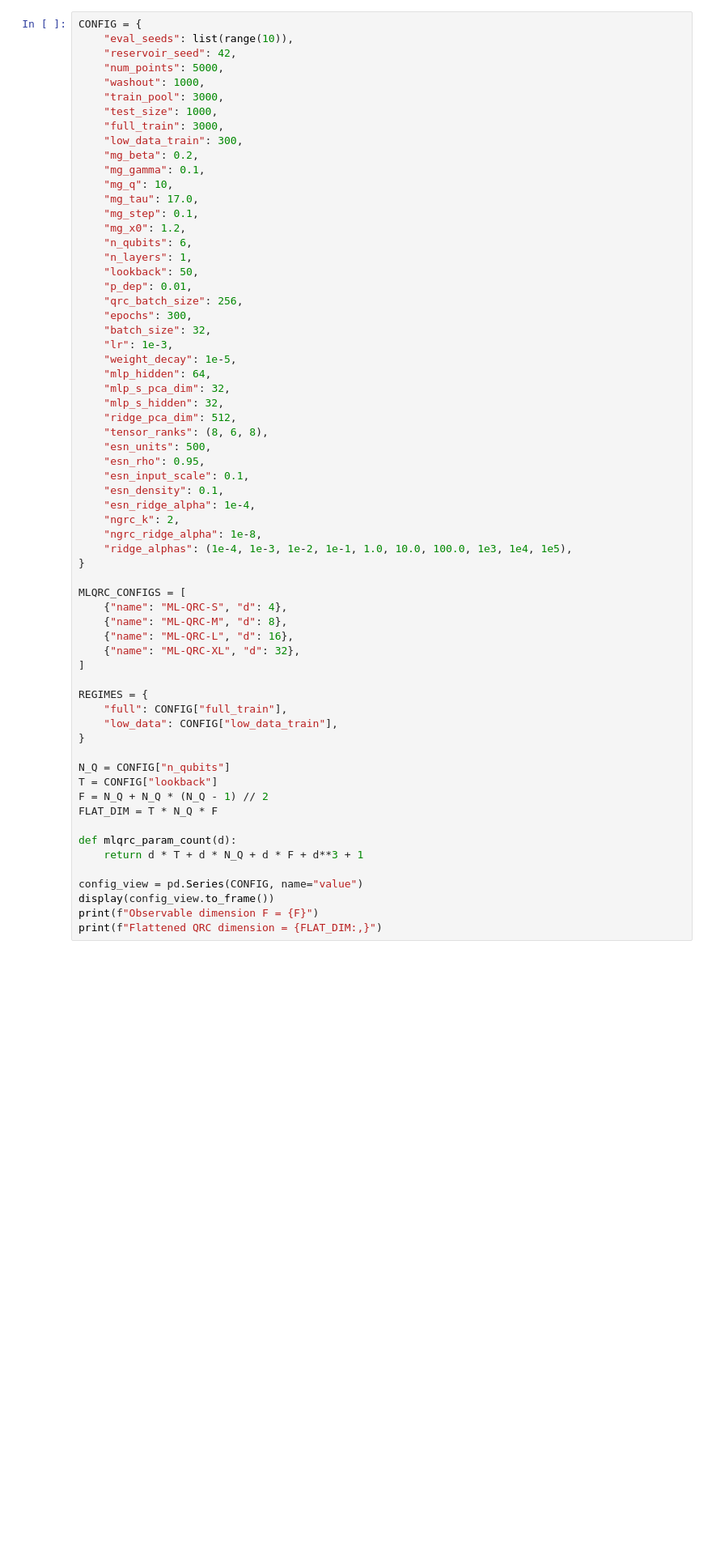
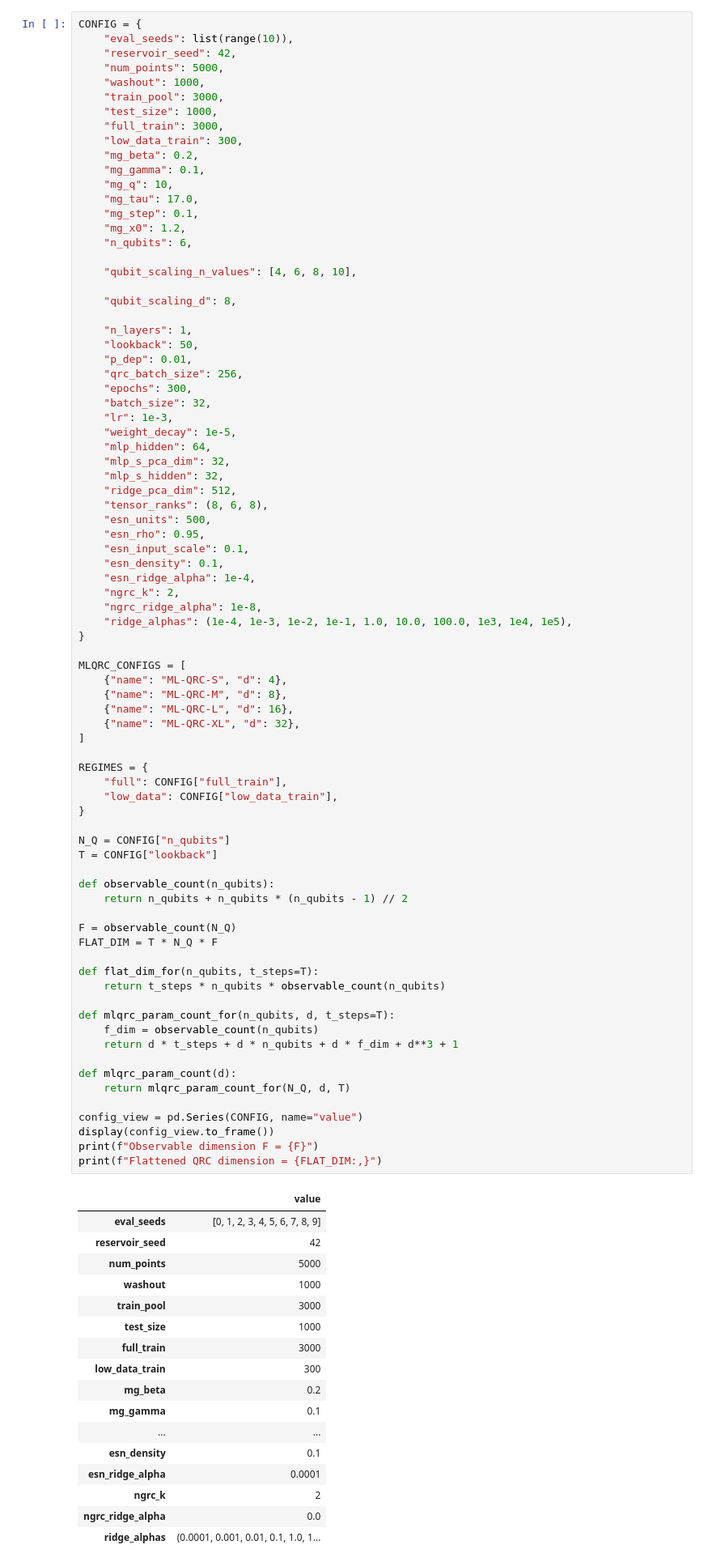
Before and after one commit to vantnprof/ML-QRC, a Jupyter notebook: notebooks/task1_mackey_glass_ml_qrc.ipynb, the cells around one changed output. Shown at 81% size. Cells and saved outputs as stored; diff of their text form; blank space fills up the shorter version.

```diff
--- a/notebooks/task1_mackey_glass_ml_qrc.ipynb
+++ b/notebooks/task1_mackey_glass_ml_qrc.ipynb
@@ -103,6 +101,11 @@ CONFIG = {
     "mg_step": 0.1,
     "mg_x0": 1.2,
     "n_qubits": 6,
+
+    "qubit_scaling_n_values": [4, 6, 8, 10],
+
+    "qubit_scaling_d": 8,
+
     "n_layers": 1,
     "lookback": 50,
     "p_dep": 0.01,
@@ -121,32 +124,61 @@ CONFIG = {
     "esn_input_scale": 0.1,
     "esn_density": 0.1,
     "esn_ridge_alpha": 1e-4,
     "ngrc_k": 2,
     "ngrc_ridge_alpha": 1e-8,
     "ridge_alphas": (1e-4, 1e-3, 1e-2, 1e-1, 1.0, 10.0, 100.0, 1e3, 1e4, 1e5),
 }
 
 MLQRC_CONFIGS = [
     {"name": "ML-QRC-S", "d": 4},
     {"name": "ML-QRC-M", "d": 8},
     {"name": "ML-QRC-L", "d": 16},
     {"name": "ML-QRC-XL", "d": 32},
 ]
 
 REGIMES = {
     "full": CONFIG["full_train"],
     "low_data": CONFIG["low_data_train"],
 }
 
 N_Q = CONFIG["n_qubits"]
 T = CONFIG["lookback"]
-F = N_Q + N_Q * (N_Q - 1) // 2
+
+def observable_count(n_qubits):
+    return n_qubits + n_qubits * (n_qubits - 1) // 2
+
+F = observable_count(N_Q)
 FLAT_DIM = T * N_Q * F
 
+def flat_dim_for(n_qubits, t_steps=T):
+    return t_steps * n_qubits * observable_count(n_qubits)
+
+def mlqrc_param_count_for(n_qubits, d, t_steps=T):
+    f_dim = observable_count(n_qubits)
+    return d * t_steps + d * n_qubits + d * f_dim + d**3 + 1
+
 def mlqrc_param_count(d):
-    return d * T + d * N_Q + d * F + d**3 + 1
+    return mlqrc_param_count_for(N_Q, d, T)
 
 config_view = pd.Series(CONFIG, name="value")
 display(config_view.to_frame())
 print(f"Observable dimension F = {F}")
 print(f"Flattened QRC dimension = {FLAT_DIM:,}")
+# %% [output]
+|  | value |
+| eval_seeds | [0, 1, 2, 3, 4, 5, 6, 7, 8, 9] |
+| reservoir_seed | 42 |
+| num_points | 5000 |
+| washout | 1000 |
+| train_pool | 3000 |
+| test_size | 1000 |
+| full_train | 3000 |
+| low_data_train | 300 |
+| mg_beta | 0.2 |
+| mg_gamma | 0.1 |
+| ... | ... |
+| esn_density | 0.1 |
+| esn_ridge_alpha | 0.0001 |
+| ngrc_k | 2 |
+| ngrc_ridge_alpha | 0.0 |
+| ridge_alphas | (0.0001, 0.001, 0.01, 0.1, 1.0, 1... |
```
Also changed, not shown: parts of 19 cells of this notebook, 3 other files.
